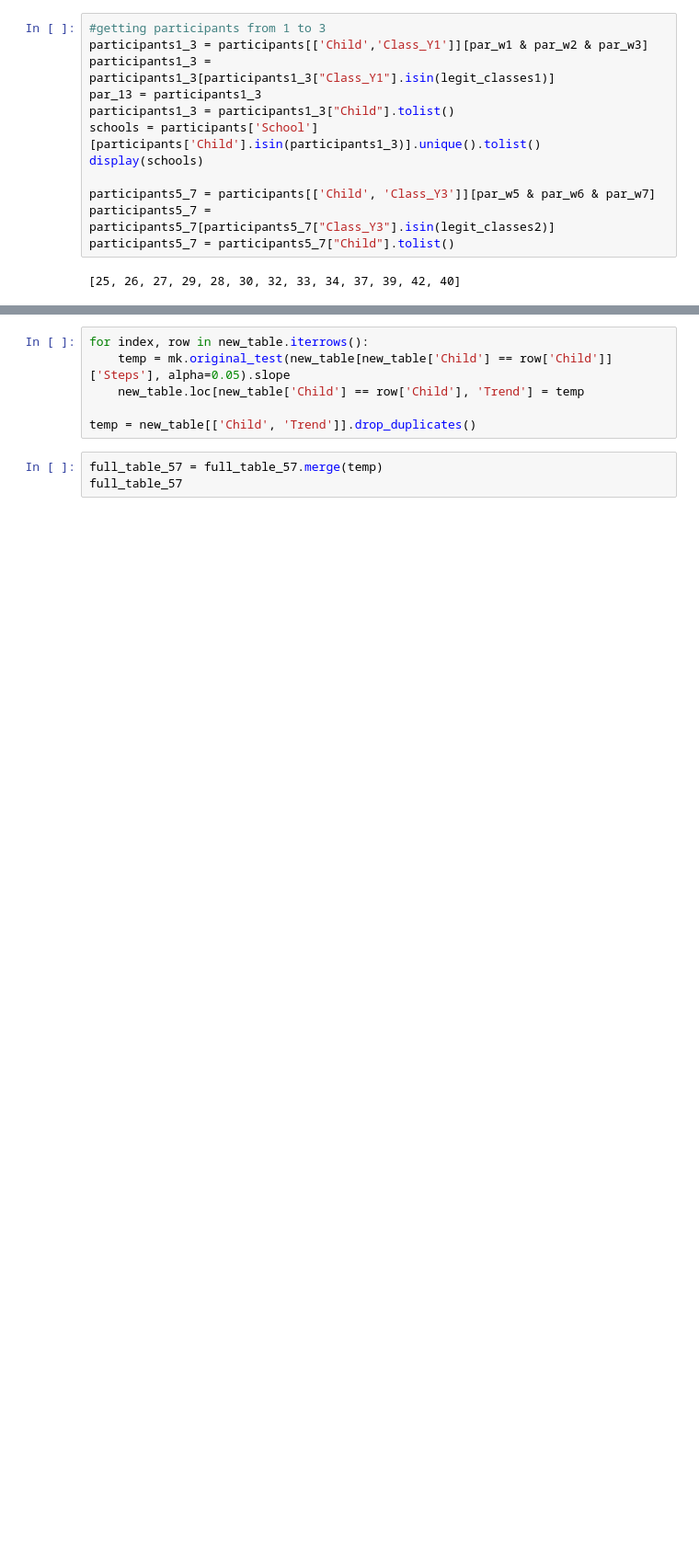
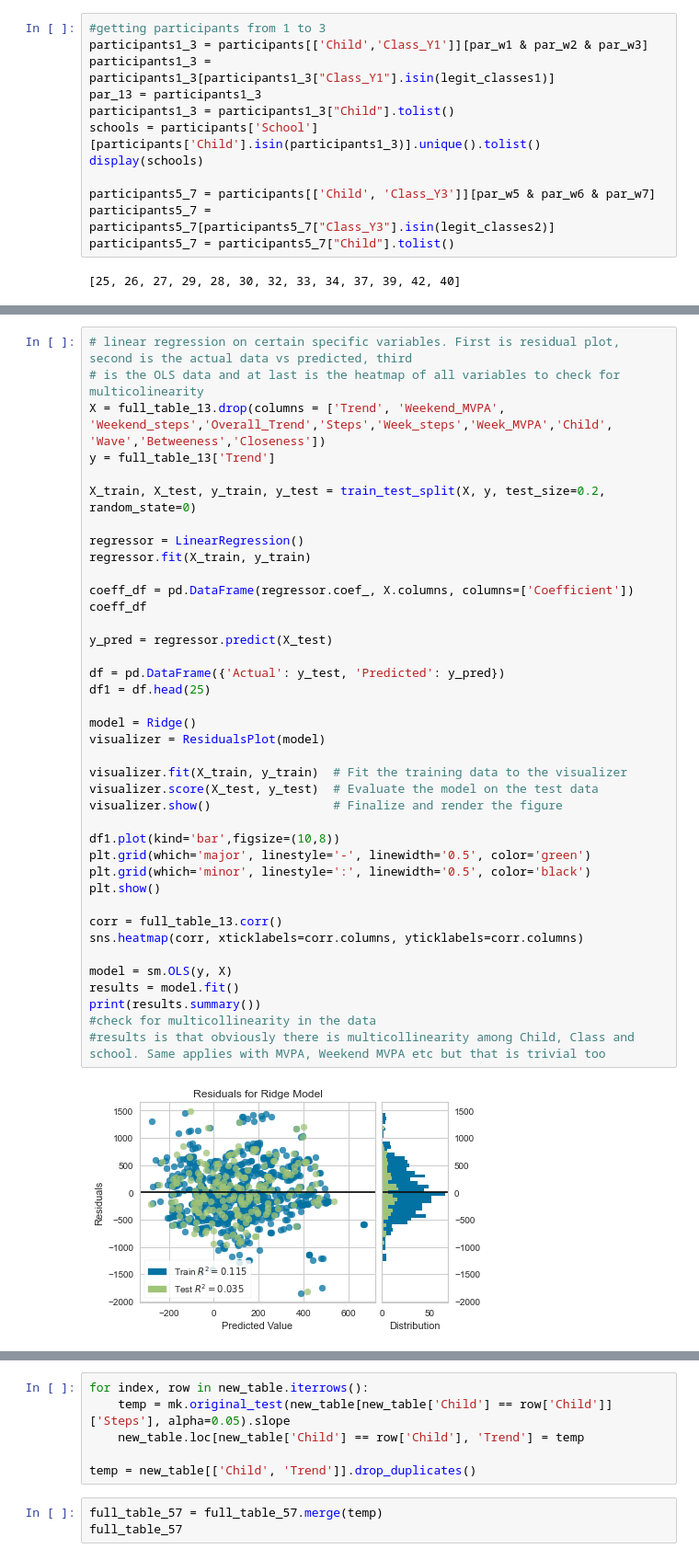
Before and after one commit to Shoarmin/baproject, a Jupyter notebook: code.ipynb, the cells around one changed output, grey strips where cells are left out. Shown at 92% size. Cells and saved outputs as stored; diff of their text form; blank space fills up the shorter version.

```diff
--- a/code.ipynb
+++ b/code.ipynb
@@ -579,0 +635,41 @@ plt.show()
+# %%
+# linear regression on certain specific variables. First is residual plot, second is the actual data vs predicted, third
+# is the OLS data and at last is the heatmap of all variables to check for multicolinearity
+X = full_table_13.drop(columns = ['Trend', 'Weekend_MVPA', 'Weekend_steps','Overall_Trend','Steps','Week_steps','Week_MVPA','Child', 'Wave','Betweeness','Closeness'])
+y = full_table_13['Trend']
+
+X_train, X_test, y_train, y_test = train_test_split(X, y, test_size=0.2, random_state=0)
+
+regressor = LinearRegression()
+regressor.fit(X_train, y_train)
+
+coeff_df = pd.DataFrame(regressor.coef_, X.columns, columns=['Coefficient'])
+coeff_df
+
+y_pred = regressor.predict(X_test)
+
+df = pd.DataFrame({'Actual': y_test, 'Predicted': y_pred})
+df1 = df.head(25)
+
+model = Ridge()
+visualizer = ResidualsPlot(model)
+
+visualizer.fit(X_train, y_train)  # Fit the training data to the visualizer
+visualizer.score(X_test, y_test)  # Evaluate the model on the test data
+visualizer.show()                 # Finalize and render the figure
+
+df1.plot(kind='bar',figsize=(10,8))
+plt.grid(which='major', linestyle='-', linewidth='0.5', color='green')
+plt.grid(which='minor', linestyle=':', linewidth='0.5', color='black')
+plt.show()
+
+corr = full_table_13.corr()
+sns.heatmap(corr, xticklabels=corr.columns, yticklabels=corr.columns)
+
+model = sm.OLS(y, X)
+results = model.fit()
+print(results.summary())
+#check for multicollinearity in the data
+#results is that obviously there is multicollinearity among Child, Class and school. Same applies with MVPA, Weekend MVPA etc but that is trivial too
+# %% [output]
+[figure, added]
```
Also changed, not shown: parts of 24 cells of this notebook.
